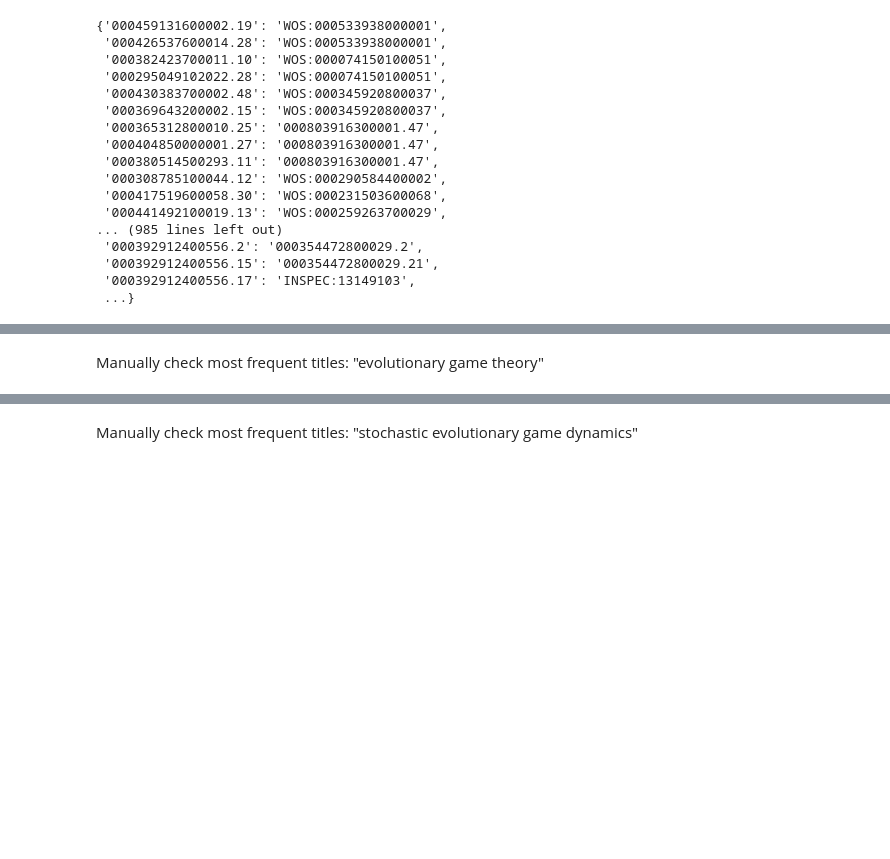
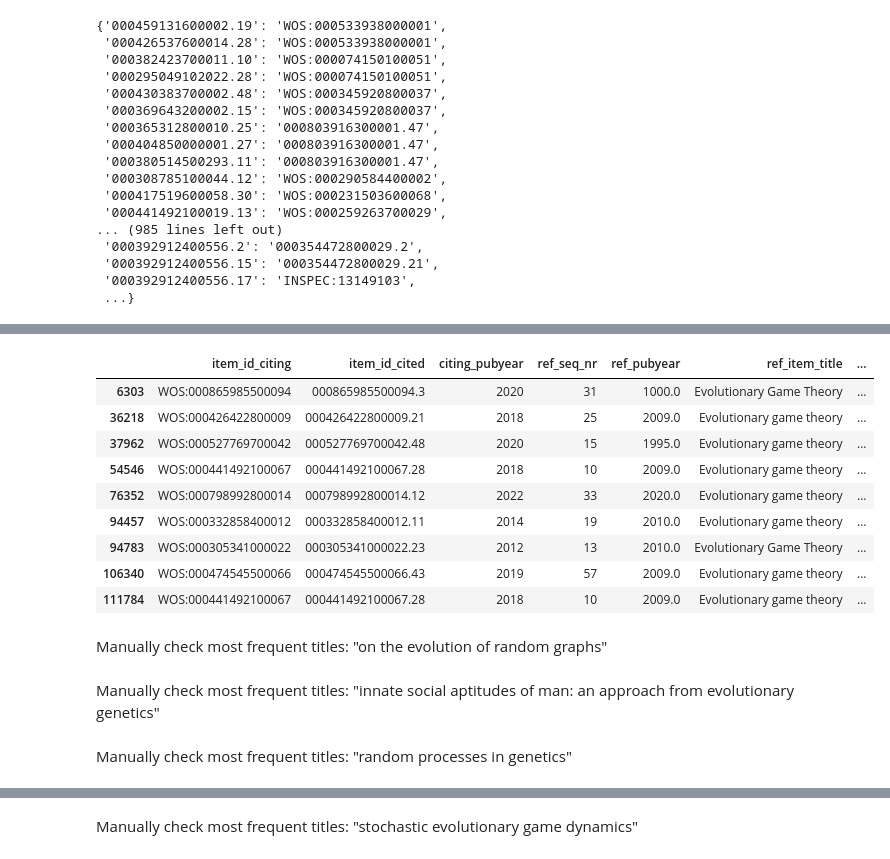
Before and after one commit to vivkow/Evolgath, a Jupyter notebook: New Keywords Refs clean.ipynb, the cells around one changed output, grey strips where cells are left out. Saved outputs shown, nothing was run; the diff lists cells and outputs as text; code cells hidden in the pictures; blank space fills up the shorter version.

```diff
--- a/New Keywords Refs clean.ipynb
+++ b/New Keywords Refs clean.ipynb
@@ -417,0 +449,16 @@ merged_coop.loc[merged_coop['title_lower'] == 'adaptive dynamics, a geometrical
+# %%
+# check titles with most ids, take care of indexing
+merged_coop2.loc[merged_coop2['title_lower'] == 'evolutionary game theory'] # uncomment to see all rows
+# %% [output]
+|  | item_id_citing | item_id_cited | citing_pubyear | ref_seq_nr | ref_pubyear | ref_item_title | ... |
+| 6303 | WOS:000865985500094 | 000865985500094.3 | 2020 | 31 | 1000.0 | Evolutionary Game Theory | ... |
+| 36218 | WOS:000426422800009 | 000426422800009.21 | 2018 | 25 | 2009.0 | Evolutionary game theory | ... |
+| 37962 | WOS:000527769700042 | 000527769700042.48 | 2020 | 15 | 1995.0 | Evolutionary game theory | ... |
+| 54546 | WOS:000441492100067 | 000441492100067.28 | 2018 | 10 | 2009.0 | Evolutionary game theory | ... |
+| 76352 | WOS:000798992800014 | 000798992800014.12 | 2022 | 33 | 2020.0 | Evolutionary game theory | ... |
+| 94457 | WOS:000332858400012 | 000332858400012.11 | 2014 | 19 | 2010.0 | Evolutionary game theory | ... |
+| 94783 | WOS:000305341000022 | 000305341000022.23 | 2012 | 13 | 2010.0 | Evolutionary Game Theory | ... |
+| 106340 | WOS:000474545500066 | 000474545500066.43 | 2019 | 57 | 2009.0 | Evolutionary game theory | ... |
+| 111784 | WOS:000441492100067 | 000441492100067.28 | 2018 | 10 | 2009.0 | Evolutionary game theory | ... |
+# %% [markdown]
+Manually check most frequent titles: "on the evolution of random graphs"
@@ -417,0 +478,2 @@ merged_coop.loc[merged_coop['title_lower'] == 'adaptive dynamics, a geometrical
+# %% [markdown]
+Manually check most frequent titles: "innate social aptitudes of man: an approach from evolutionary genetics"
@@ -418,2 +489,2 @@ merged_coop.loc[merged_coop['title_lower'] == 'adaptive dynamics, a geometrical
 # %% [markdown]
-Manually check most frequent titles: "evolutionary game theory"
+Manually check most frequent titles: "random processes in genetics"
```
Also changed, not shown: parts of 24 cells of this notebook.
